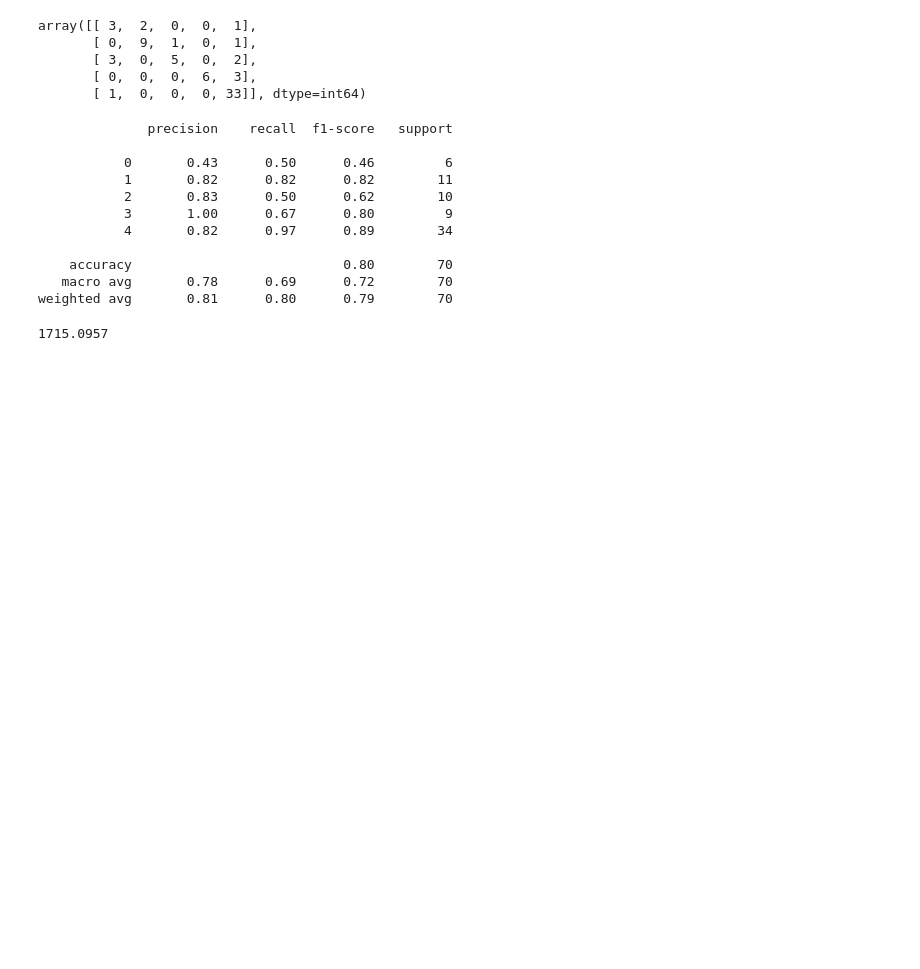
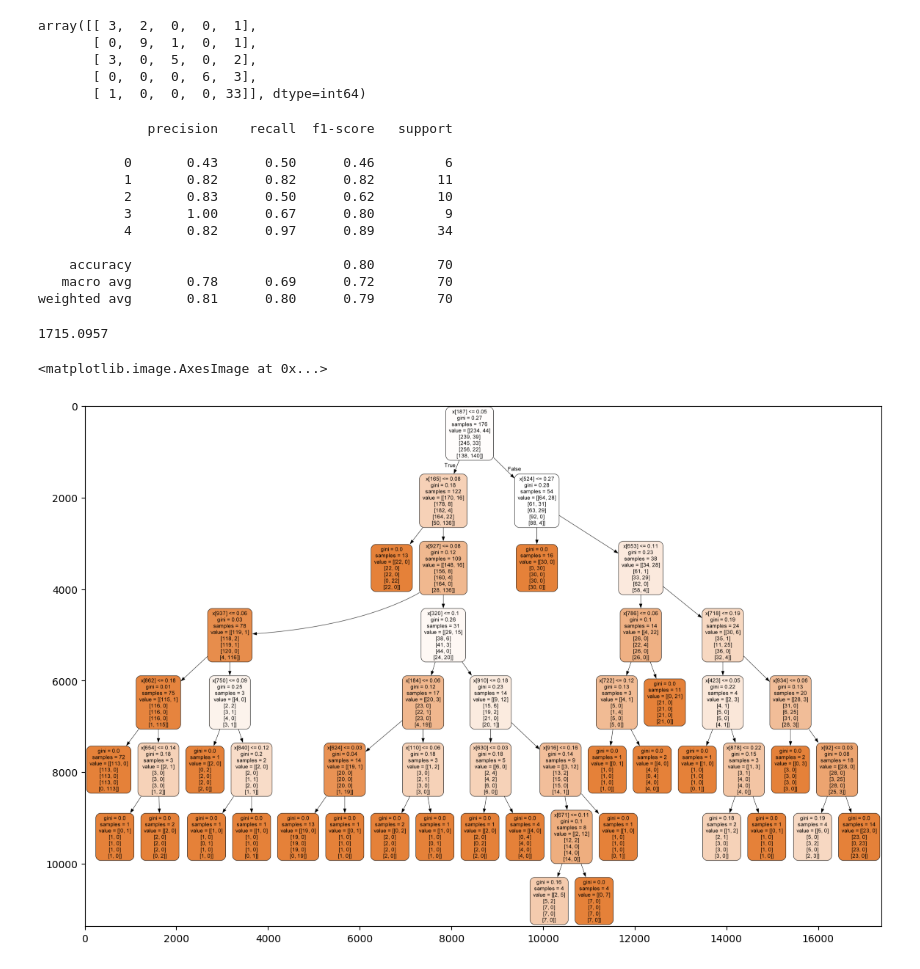
Before and after one commit to ariawahyuw/simulasi-spectra, a Jupyter notebook: Simulasi 3/(RF) mixture test.ipynb, the cells around one changed output. Drawn from its saved outputs; the diff is of its cells as text; code cells hidden in the pictures; blank space fills up the shorter version.

```diff
--- a/Simulasi 3/(RF) mixture test.ipynb
+++ b/Simulasi 3/(RF) mixture test.ipynb
@@ -169,19 +169,22 @@ wavelength[92]
 # %%
 # Plot Tree
 from sklearn.tree import export_graphviz
 
 estimator = rf.estimators_[5]
 export_graphviz(estimator, out_file='./Simulasi 3/tree.dot',
                 class_names = ['chicken', 'cow', 'duck', 'goat', 'pig'],
                 rounded = True, proportion = False,
                 precision = 2, filled = True)
 
 # Convert to png
 from subprocess import call
 call(['dot', '-Tpng', './Simulasi 3/tree.dot', '-o', './Simulasi 3/tree.png', '-Gdpi=600'])
 
 # Display in python
 import matplotlib.pyplot as plt
 
 plt.figure(figsize = (14, 18))
-plt.imshow(plt.imread('tree.png'))
+plt.imshow(plt.imread('./Simulasi 3/tree.png'))
+# %% [output]
+<matplotlib.image.AxesImage at 0x...>
+[figure, added]
```
